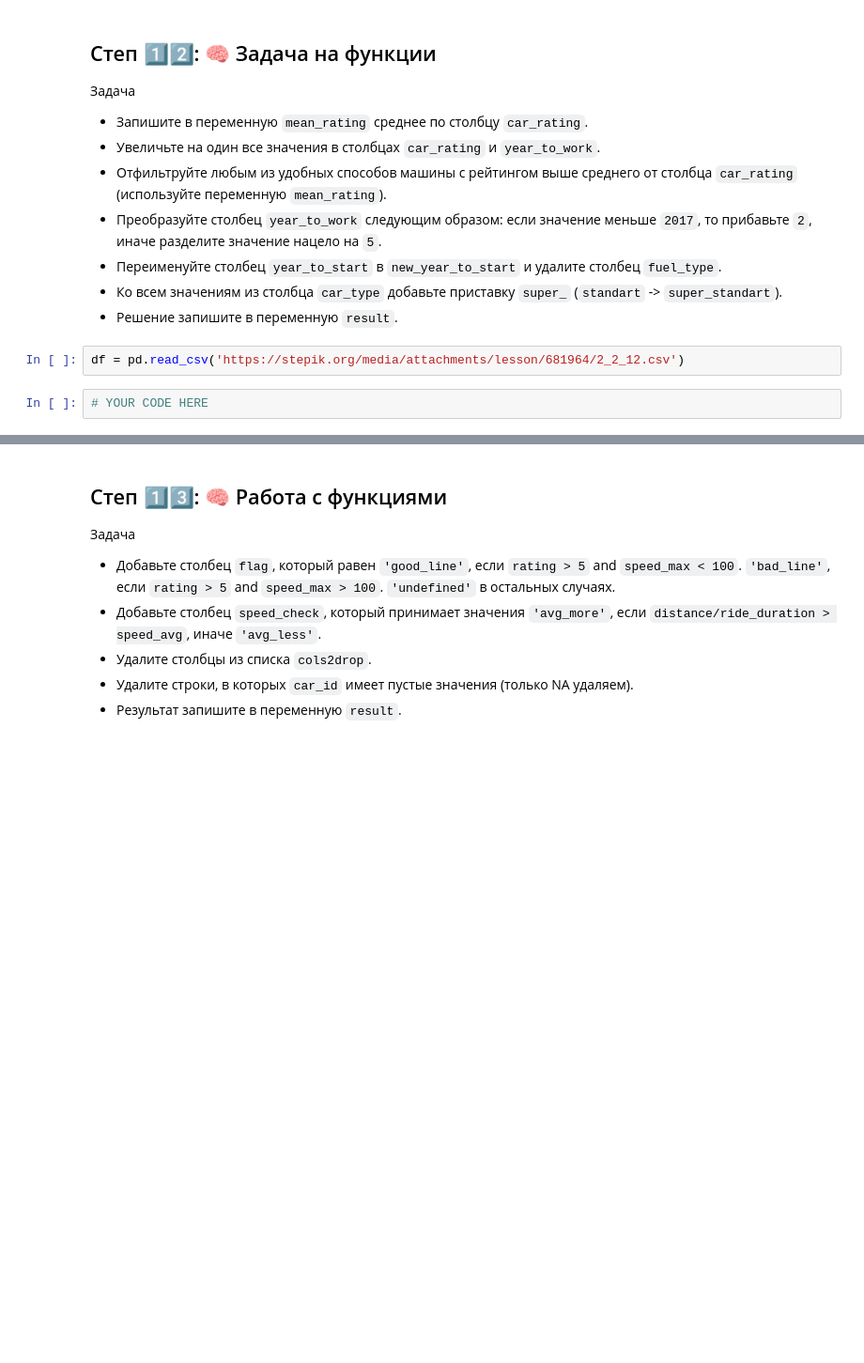
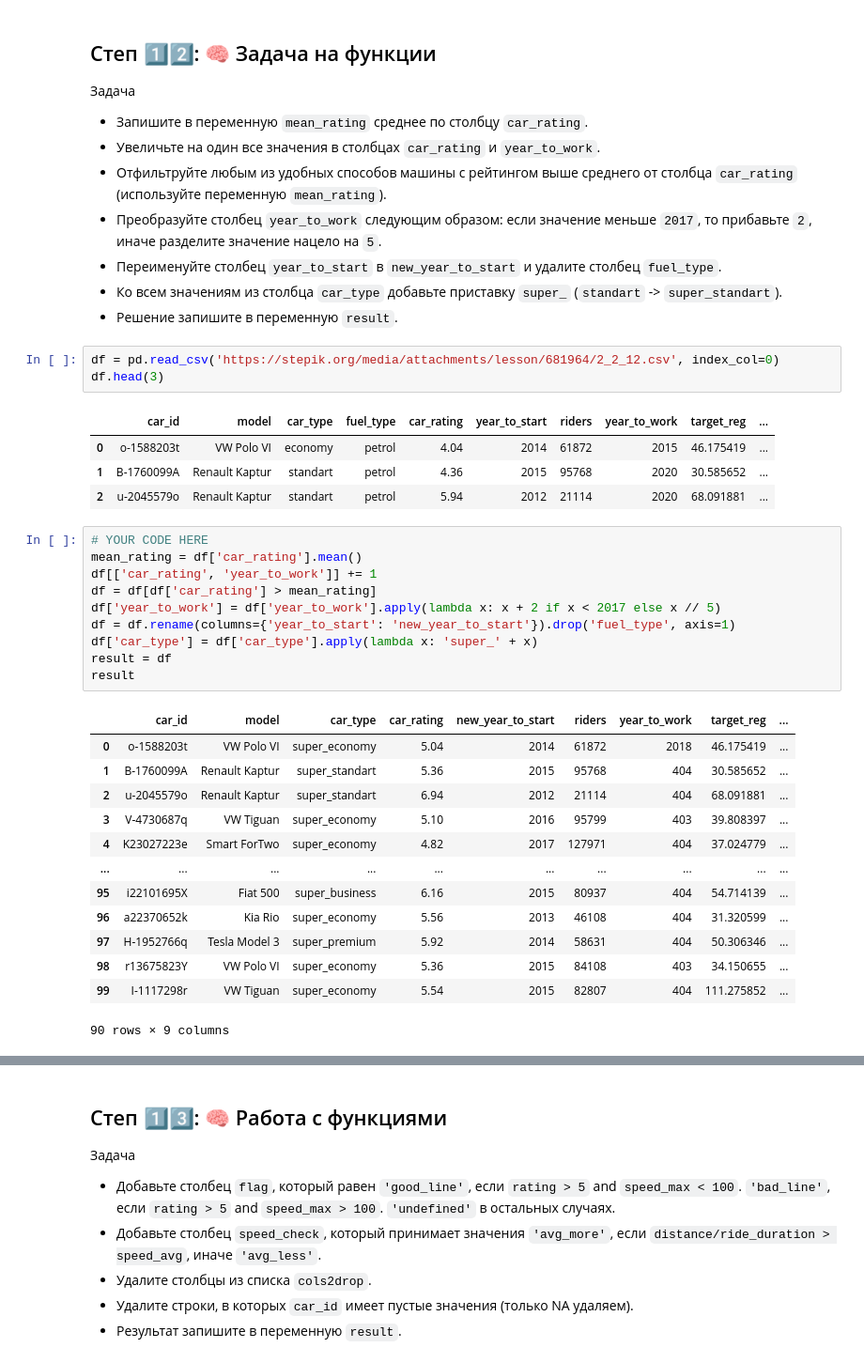
Before and after one commit to Pong2605/ml-competitions-course, a Jupyter notebook: notebooks/2_2_Tasks.ipynb, the cells around one changed output, grey strips where cells are left out. Shown: that part at 94% size. Cells and saved outputs as stored; diff of their text form; blank space fills up the shorter version.

```diff
--- a/notebooks/2_2_Tasks.ipynb
+++ b/notebooks/2_2_Tasks.ipynb
@@ -104,8 +231,36 @@ ans = pd.read_csv('https://stepik.org/media/attachments/lesson/681964/2_2_11_ans
 - Ко всем значениям из столбца `car_type` добавьте приставку `super_` (`standart` -> `super_standart`).
 - Решение запишите в переменную `result`.
 # %%
-df = pd.read_csv('https://stepik.org/media/attachments/lesson/681964/2_2_12.csv')
+df = pd.read_csv('https://stepik.org/media/attachments/lesson/681964/2_2_12.csv', index_col=0)
+df.head(3)
+# %% [output]
+|  | car_id | model | car_type | fuel_type | car_rating | year_to_start | riders | year_to_work | target_reg | ... |
+| 0 | o-1588203t | VW Polo VI | economy | petrol | 4.04 | 2014 | 61872 | 2015 | 46.175419 | ... |
+| 1 | B-1760099A | Renault Kaptur | standart | petrol | 4.36 | 2015 | 95768 | 2020 | 30.585652 | ... |
+| 2 | u-2045579o | Renault Kaptur | standart | petrol | 5.94 | 2012 | 21114 | 2020 | 68.091881 | ... |
-# %%
-# YOUR CODE HERE
+# %%
+# YOUR CODE HERE
+mean_rating = df['car_rating'].mean()
+df[['car_rating', 'year_to_work']] += 1
+df = df[df['car_rating'] > mean_rating]
+df['year_to_work'] = df['year_to_work'].apply(lambda x: x + 2 if x < 2017 else x // 5)
+df = df.rename(columns={'year_to_start': 'new_year_to_start'}).drop('fuel_type', axis=1)
+df['car_type'] = df['car_type'].apply(lambda x: 'super_' + x)
+result = df
+result
+# %% [output]
+|  | car_id | model | car_type | car_rating | new_year_to_start | riders | year_to_work | target_reg | ... |
+| 0 | o-1588203t | VW Polo VI | super_economy | 5.04 | 2014 | 61872 | 2018 | 46.175419 | ... |
+| 1 | B-1760099A | Renault Kaptur | super_standart | 5.36 | 2015 | 95768 | 404 | 30.585652 | ... |
+| 2 | u-2045579o | Renault Kaptur | super_standart | 6.94 | 2012 | 21114 | 404 | 68.091881 | ... |
+| 3 | V-4730687q | VW Tiguan | super_economy | 5.10 | 2016 | 95799 | 403 | 39.808397 | ... |
+| 4 | K23027223e | Smart ForTwo | super_economy | 4.82 | 2017 | 127971 | 404 | 37.024779 | ... |
+| ... | ... | ... | ... | ... | ... | ... | ... | ... | ... |
+| 95 | i22101695X | Fiat 500 | super_business | 6.16 | 2015 | 80937 | 404 | 54.714139 | ... |
+| 96 | a22370652k | Kia Rio | super_economy | 5.56 | 2013 | 46108 | 404 | 31.320599 | ... |
+| 97 | H-1952766q | Tesla Model 3 | super_premium | 5.92 | 2014 | 58631 | 404 | 50.306346 | ... |
+| 98 | r13675823Y | VW Polo VI | super_economy | 5.36 | 2015 | 84108 | 403 | 34.150655 | ... |
+| 99 | I-1117298r | VW Tiguan | super_economy | 5.54 | 2015 | 82807 | 404 | 111.275852 | ... |
+90 rows × 9 columns
 # %%
 # В ans содержится правильный ответ. Перед отправкой своего решения, сравнитесь с ним.
```
Also changed, not shown: parts of 30 cells of this notebook.
